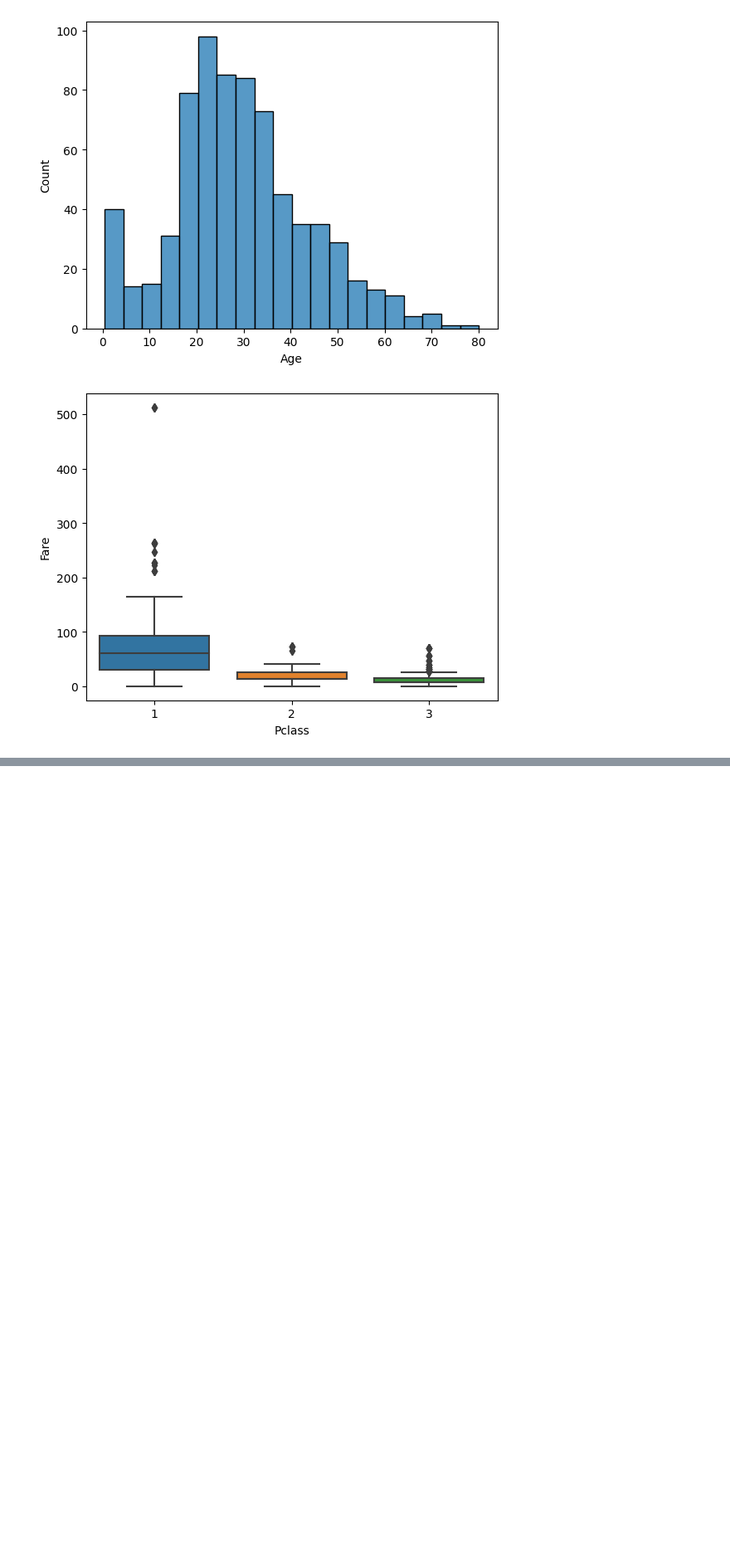
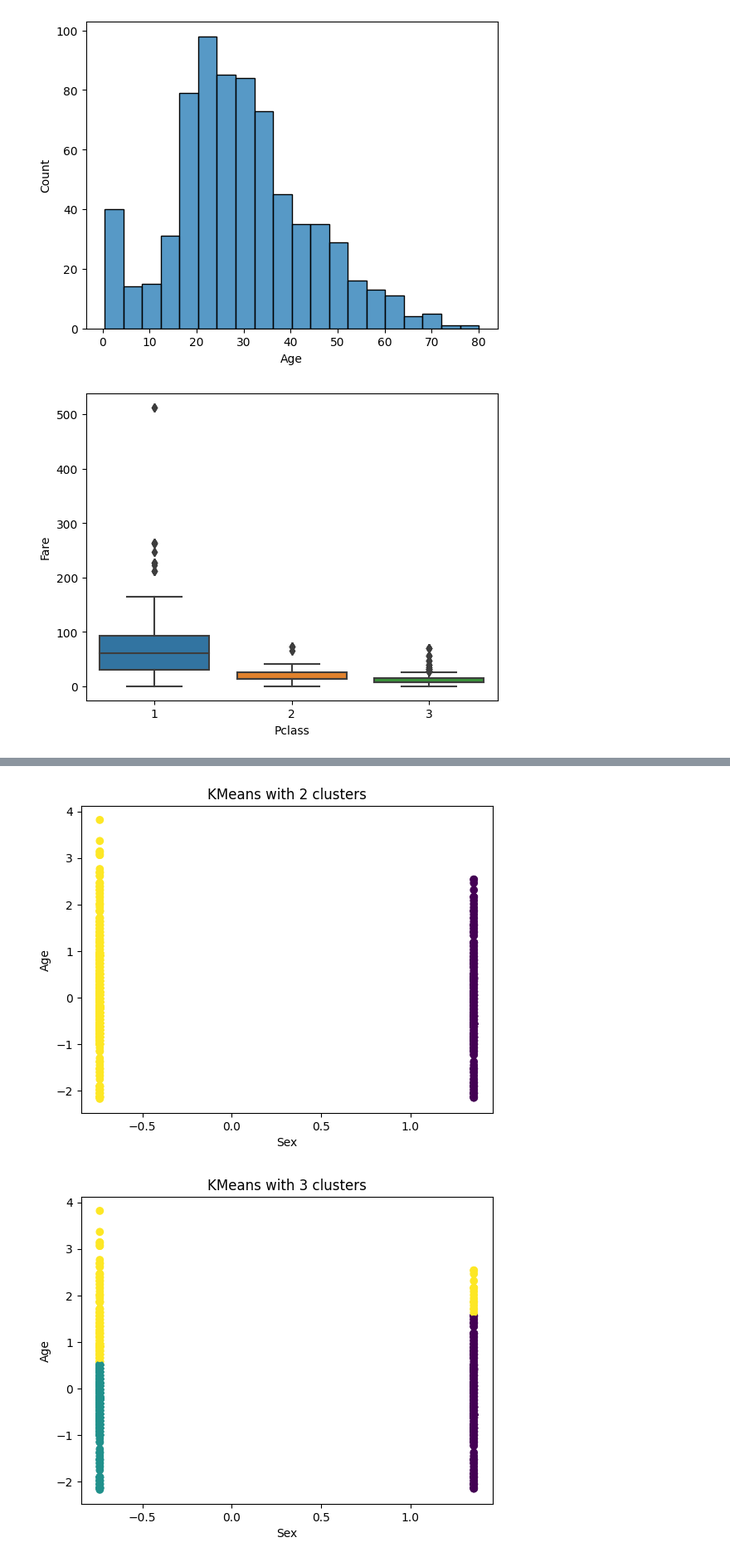
Before and after one commit to Kenobichek/Machine-Learning-Course, a Jupyter notebook: lab3/lab3.ipynb, the cells around one changed output, grey strips where cells are left out. Shown at 83% size. Drawn from its saved outputs; the diff is of its cells as text; code cells hidden in the pictures; blank space fills up the shorter version.

```diff
--- a/lab3/lab3.ipynb
+++ b/lab3/lab3.ipynb
@@ -78,0 +186,11 @@ plt.show()
+# %%
+# Clustering using "Sex" and "Age" columns
+
+X3 = data_train[["Sex", "Age"]]
+cluster_and_plot(X3, 2, KMeans)
+cluster_and_plot(X3, 3, KMeans)
+cluster_and_plot(X3, 4, KMeans)
+cluster_and_plot(X3, 5, KMeans)
+# %% [output]
+[figure, added]
+[figure, added]
```
Also changed, not shown: parts of 12 cells of this notebook.
